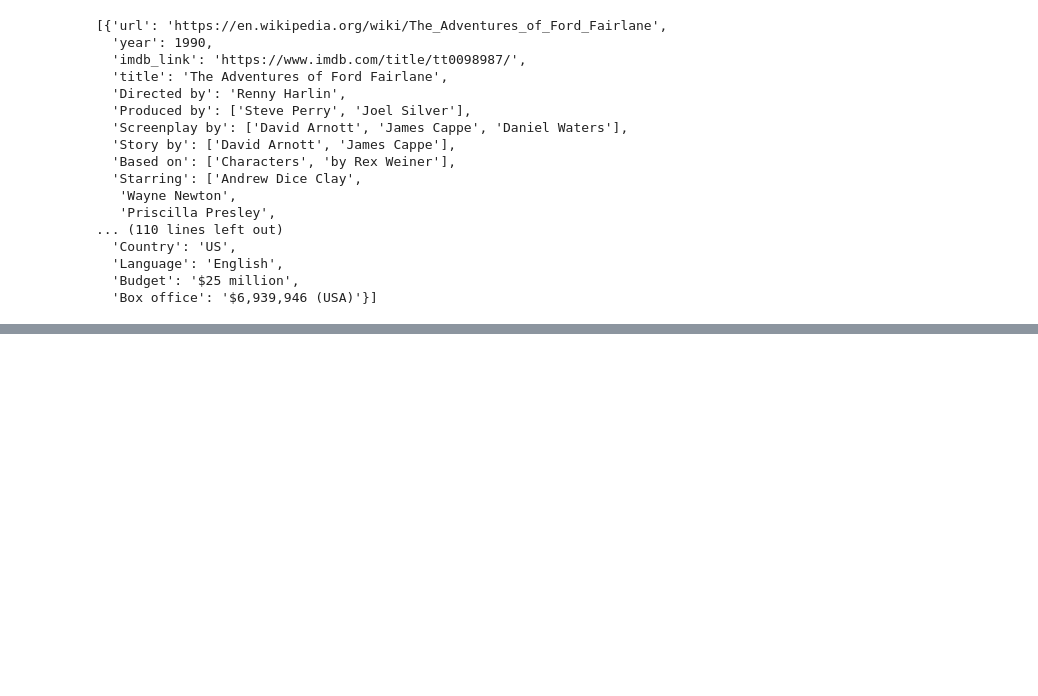
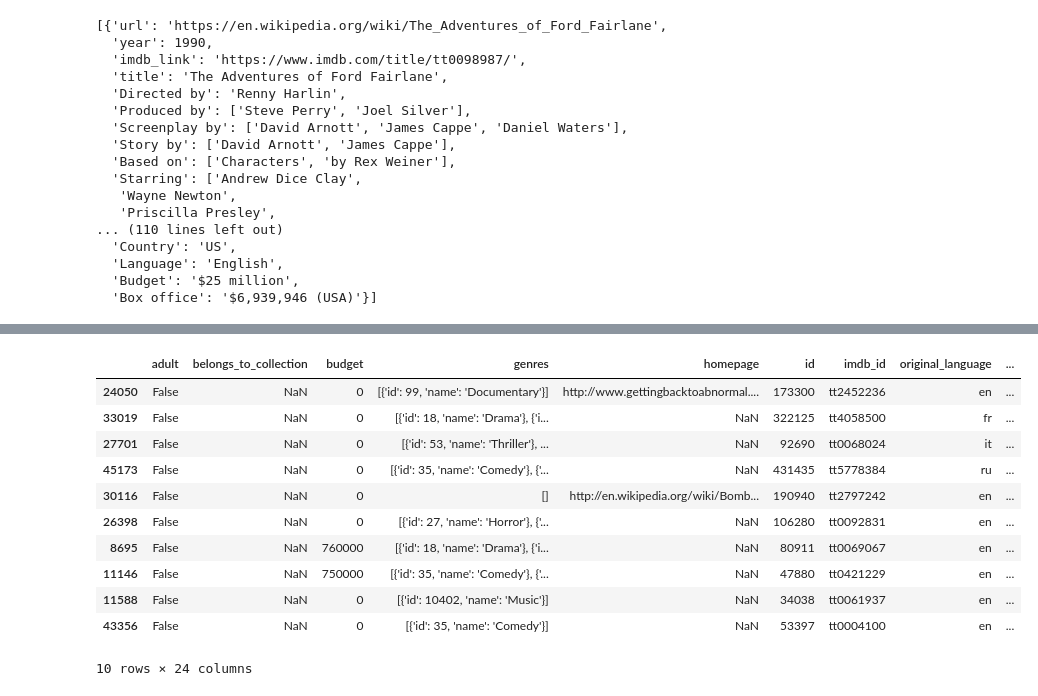
Before and after one commit to Melberoni/Movies-ETL, a Jupyter notebook: explore_data.ipynb, the cells around one changed output, grey strips where cells are left out. Cells and saved outputs as stored; diff of their text form; code cells hidden in the pictures; blank space fills up the shorter version.

```diff
--- a/explore_data.ipynb
+++ b/explore_data.ipynb
@@ -34,0 +77,5 @@ wiki_movies_raw[:5]
+# %%
+# bring in kaggle data
+
+kaggle_metadata = pd.read_csv(f'{file_dir}/movies_metadata.csv', low_memory=False)
+ratings = pd.read_csv(f'{file_dir}/ratings.csv')
@@ -34,0 +115,15 @@ wiki_movies_raw[:5]
+# %%
+kaggle_metadata.sample(n=10)
+# %% [output]
+|  | adult | belongs_to_collection | budget | genres | homepage | id | imdb_id | original_language | ... |
+| 24050 | False | NaN | 0 | [{'id': 99, 'name': 'Documentary'}] | http://www.gettingbacktoabnormal.... | 173300 | tt2452236 | en | ... |
+| 33019 | False | NaN | 0 | [{'id': 18, 'name': 'Drama'}, {'i... | NaN | 322125 | tt4058500 | fr | ... |
+| 27701 | False | NaN | 0 | [{'id': 53, 'name': 'Thriller'}, ... | NaN | 92690 | tt0068024 | it | ... |
+| 45173 | False | NaN | 0 | [{'id': 35, 'name': 'Comedy'}, {'... | NaN | 431435 | tt5778384 | ru | ... |
+| 30116 | False | NaN | 0 | [] | http://en.wikipedia.org/wiki/Bomb... | 190940 | tt2797242 | en | ... |
+| 26398 | False | NaN | 0 | [{'id': 27, 'name': 'Horror'}, {'... | NaN | 106280 | tt0092831 | en | ... |
+| 8695 | False | NaN | 760000 | [{'id': 18, 'name': 'Drama'}, {'i... | NaN | 80911 | tt0069067 | en | ... |
+| 11146 | False | NaN | 750000 | [{'id': 35, 'name': 'Comedy'}, {'... | NaN | 47880 | tt0421229 | en | ... |
+| 11588 | False | NaN | 0 | [{'id': 10402, 'name': 'Music'}] | NaN | 34038 | tt0061937 | en | ... |
+| 43356 | False | NaN | 0 | [{'id': 35, 'name': 'Comedy'}] | NaN | 53397 | tt0004100 | en | ... |
+10 rows × 24 columns
```
Also changed, not shown: parts of 10 cells of this notebook, 1 other file.
